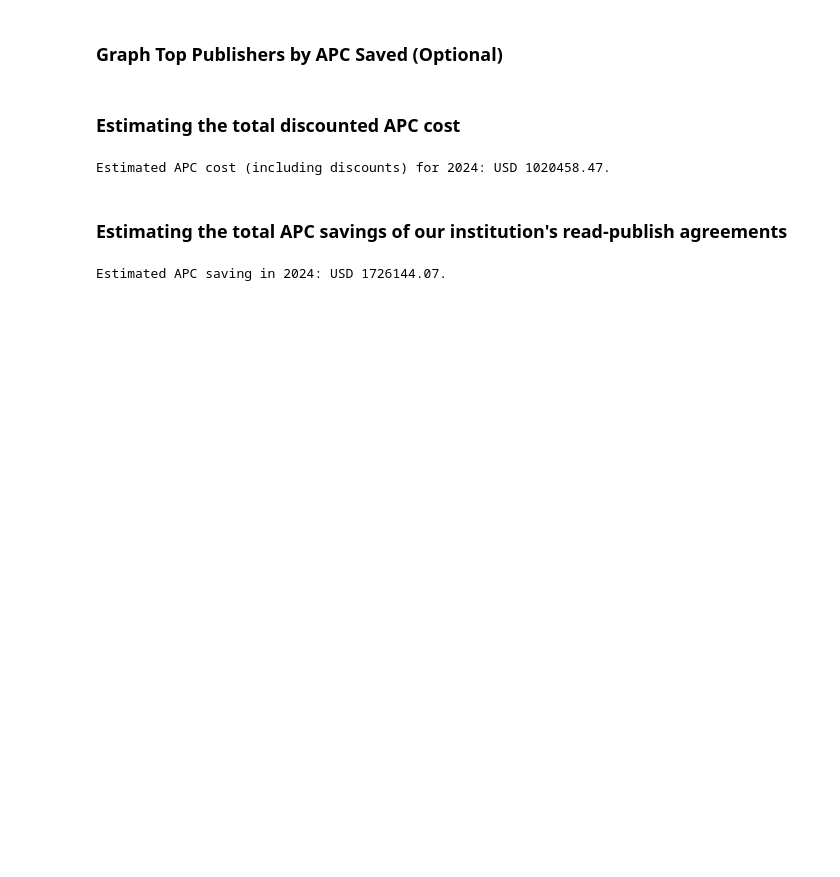
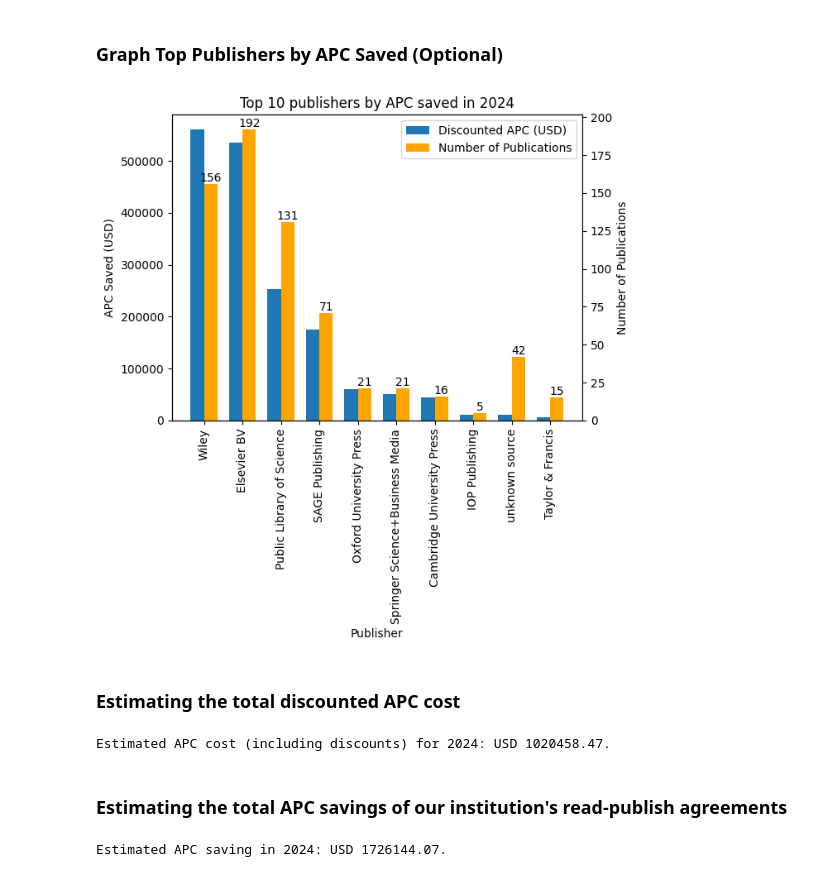
Before and after one commit to McMasterRS/research-impact-analysis, a Jupyter notebook: apc.ipynb, the cells around one changed output. Saved outputs shown, nothing was run; the diff lists cells and outputs as text; code cells hidden in the pictures; blank space fills up the shorter version.

Commit message:
updated apc notebook to use cached data

```diff
--- a/apc.ipynb
+++ b/apc.ipynb
@@ -40,7 +40,7 @@ Next, we identify the publication year we are interested in analyzing. If the de
 
 Finally, becauase editorial content is not typically subject to APCs, we will limit our search to works with the publication types "article" or "review".
 # %%
-RUN_OPTIONAL = False  # flag to determine whether to run optional code
+RUN_OPTIONAL = True  # flag to determine whether to run optional code
 SAVE_CSV = False  # flag to determine whether to save the output as a CSV file
 FIRST_NUM_ROWS = 10  # number of top items to display
 
@@ -145,0 +125,24 @@ df_works
+# %%
+import ast
+import pandas as pd
+from openalex_helpers.works import get_works_by_corresponding_institution
+
+try:
+    # define a function to safely convert a string to a dictionary using ast.literal_eval
+    def to_dict_convertor(x):
+        try:
+            return ast.literal_eval(x)  # try to evaluate the string as a python literal (e.g., dict)
+        except:
+            return None
+
+    # read the institution_works_{publication_year}.csv file if it exists, otherwise query data from OpenAlex
+    df_works = pd.read_csv(f"data/institution_works_{publication_year}.csv", index_col=0, converters={ "apc_list": to_dict_convertor, "primary_location": to_dict_convertor })  # use converters to parse 'apc_list' and 'primary_location' columns as dictionaries
+except FileNotFoundError:
+    df_works = get_works_by_corresponding_institution(
+        institution_id, publication_year, publication_types, publication_oa_statuses
+    )
+
+if SAVE_CSV:
+    df_works.to_csv(f"data/institution_works_{publication_year}.csv", index=True)
+
+df_works
@@ -254,12 +270,15 @@ def get_source_host_organization_display_name(publisher_ids):
     return df_lookup
 # %%
 if RUN_OPTIONAL:
-    # get the display names for unique source_host_organization ids in df_works
-    df_lookup = get_source_host_organization_display_name(df_works["source_host_organization"].unique())
+    # read the source_host_organization_lookup.csv file if it exists, otherwise query data from OpenAlex
+    try:
+        df_lookup = pd.read_csv(f"data/source_host_organization_lookup.csv", index_col=0)
+    except FileNotFoundError:
+        # get the display names for unique source_host_organization ids in df_works
+        df_lookup = get_source_host_organization_display_name(df_works["source_host_organization"].unique())
+
     if SAVE_CSV:
-        df_lookup.to_csv(f"source_host_organization_lookup.csv", index=True)
-
-    df_lookup
+        df_lookup.to_csv(f"data/source_host_organization_lookup.csv", index=True)
 # %%
 if RUN_OPTIONAL:
     # update the 'source_host_organization' with the corresponding display names
@@ -303,9 +322,7 @@ if RUN_OPTIONAL:
     # rename the 'id' column to 'num_publications' and 'apc_list_usd' column to 'apc_usd'
     df_apc.rename(columns={"id": "num_publications", "apc_list_usd": "apc_usd"}, inplace=True)
     if SAVE_CSV:
-        df_apc.to_csv(f"apc_usd_by_source.csv", index=True)
-
-    df_apc
+        df_apc.to_csv(f"data/apc_usd_by_source.csv", index=True)
 # %% [markdown]
 ### Estimating the total (non-discounted) APC spend
 # %%
@@ -397,7 +415,7 @@ if RUN_OPTIONAL:
     _df_apc["apc_saved"] = _df_apc["apc_usd"] - _df_apc["discounted_apc_usd"]
 
     if SAVE_CSV:
-        _df_apc.to_csv(f"apc_usd_with_discounts_by_source_host_organization.csv", index=True)
+        _df_apc.to_csv(f"data/apc_usd_with_discounts_by_source_host_organization.csv", index=True)
 
     # sort the dataframe by 'discounted_apc_usd' in descending order and select the top rows
     _df_apc = _df_apc.sort_values(by="apc_saved", ascending=False).head(FIRST_NUM_ROWS)
@@ -412,33 +430,35 @@ if RUN_OPTIONAL:
     positions = np.arange(len(_df_apc))
 
     # plot the bars for discounted apc on the first y-axis
     bar1 = ax1.bar(positions - bar_width / 2, _df_apc["apc_saved"], bar_width, label="Discounted APC (USD)")
     # plot the bars for number of publications on the second y-axis
     bar2 = ax2.bar(positions + bar_width / 2, _df_apc["num_publications"], bar_width, color="orange", label="Number of Publications")
 
     # set the x-axis tick positions and labels
     ax1.set_xticks(positions)
     ax1.set_xticklabels(_df_apc.index, rotation="vertical")
 
     # set the x-axis label
     ax1.set_xlabel("Publisher")
 
     # set the y-axis labels for both axes
     ax1.set_ylabel("APC Saved (USD)")
     ax2.set_ylabel("Number of Publications")
 
     # add a combined legend for both bar plots
     ax1.legend([bar1, bar2], [bar1.get_label(), bar2.get_label()], loc="upper right")
 
     # add value labels on top of the bars for number of publications
     for bar in bar2:
         yval = bar.get_height()
         ax2.text(bar.get_x() + bar.get_width() / 2, yval, int(yval), ha="center", va="bottom")
 
     # set the title of the plot
     plt.title(f"Top {FIRST_NUM_ROWS} publishers by APC saved in {publication_year}")
 
     plt.show()
+# %% [output]
+[figure, added]
 # %% [markdown]
 ### Estimating the total discounted APC cost
 # %%
```
Also changed, not shown: parts of 5 cells of this notebook, 1 other file.
